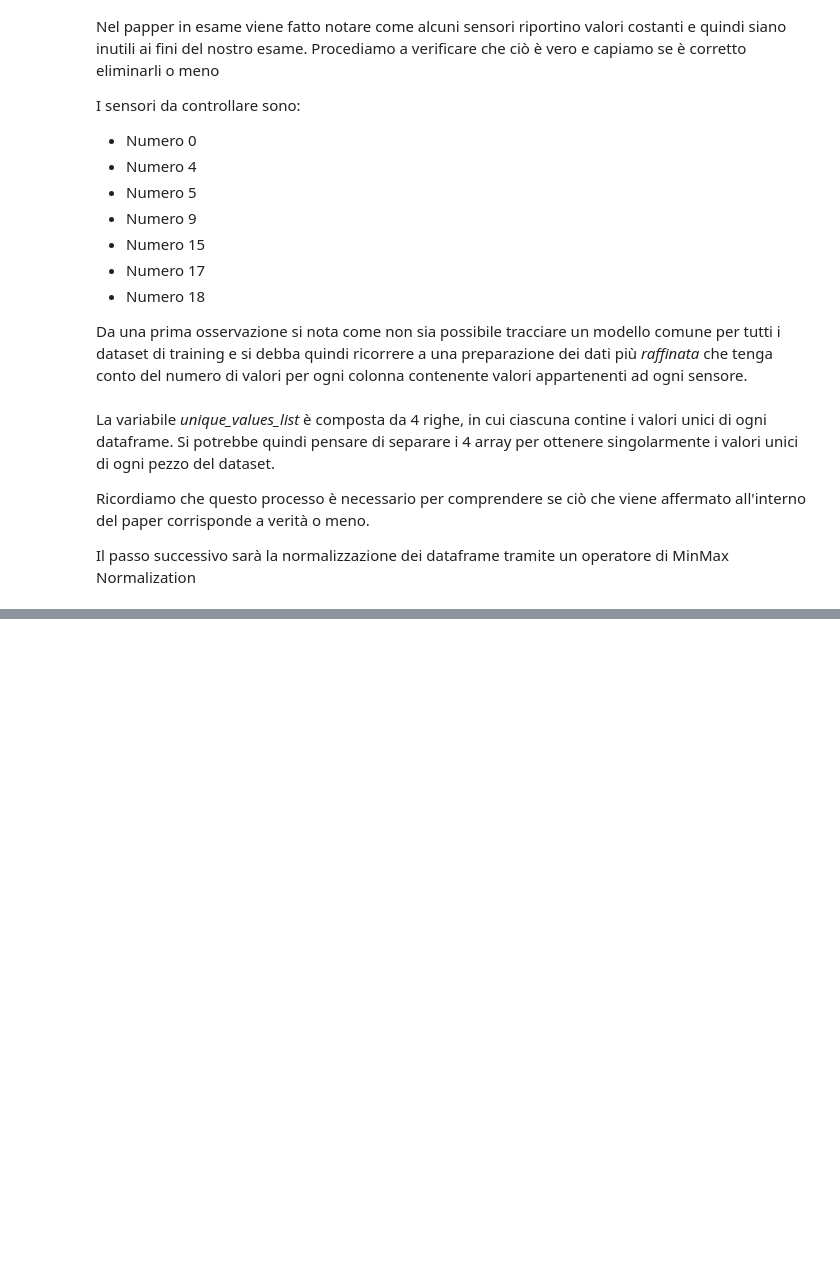
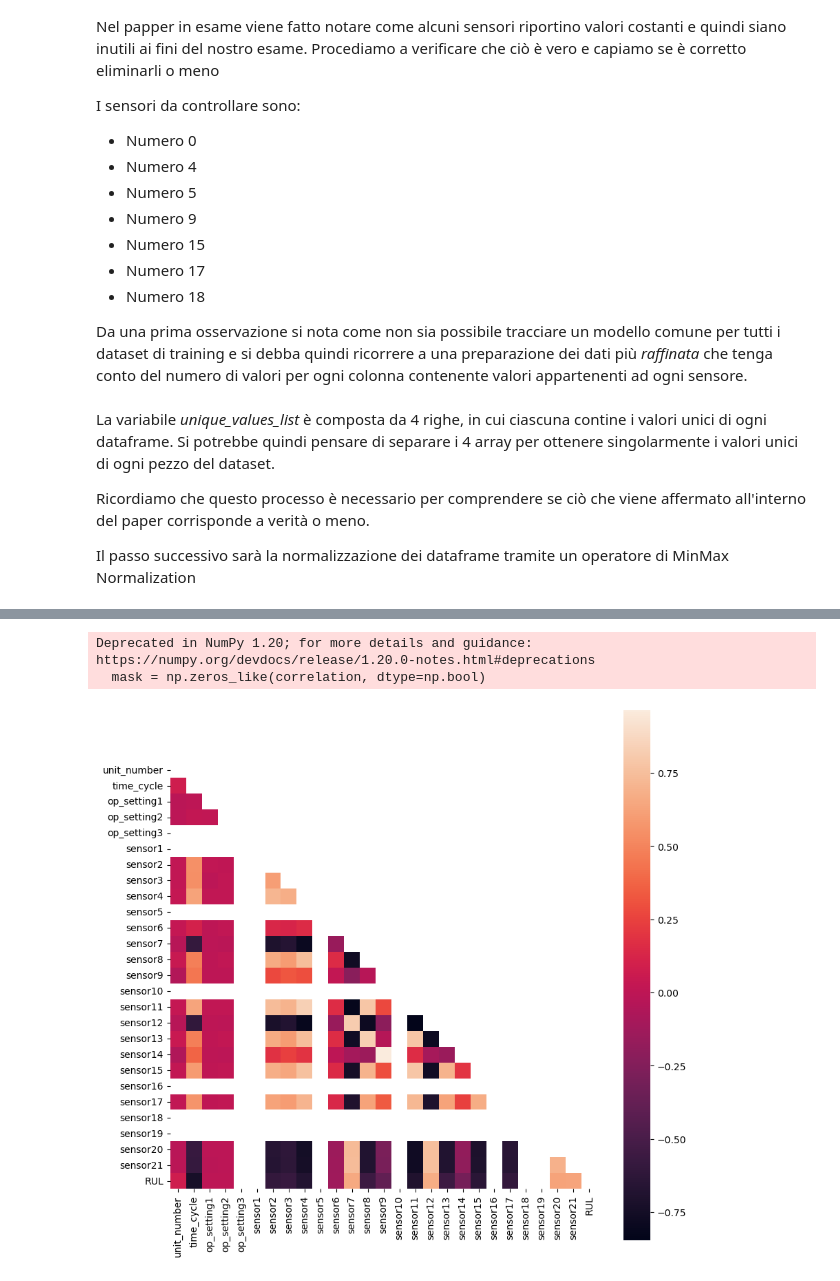
Before and after one commit to AliquodFahriam/tinyML, a Jupyter notebook: Riproduzione/riproduzione_DP.ipynb, the cells around one changed output, grey strips where cells are left out. Cells and saved outputs as stored; diff of their text form; code cells hidden in the pictures; blank space fills up the shorter version.

```diff
--- a/Riproduzione/riproduzione_DP.ipynb
+++ b/Riproduzione/riproduzione_DP.ipynb
@@ -177,0 +228,15 @@ def plotSensors(train, numeroDF):
+# %%
+#va corretto eliminando i sensori costanti come fatto precedentemente.
+def plotSensorsCorrelation(train_list,numeroDF):
+    df = train_list[numeroDF]
+    correlation = df.corr()
+    mask = np.zeros_like(correlation, dtype=np.bool)
+    mask[np.triu_indices_from(mask)] = True
+    plt.figure(figsize=(10, 10))
+    sns.heatmap(correlation, square = True, mask = mask)
+
+plotSensorsCorrelation(train, 0)
+# %% [output]
+Deprecated in NumPy 1.20; for more details and guidance: https://numpy.org/devdocs/release/1.20.0-notes.html#deprecations
+  mask = np.zeros_like(correlation, dtype=np.bool)
+[figure, added]
```
Also changed, not shown: parts of 9 cells of this notebook.
